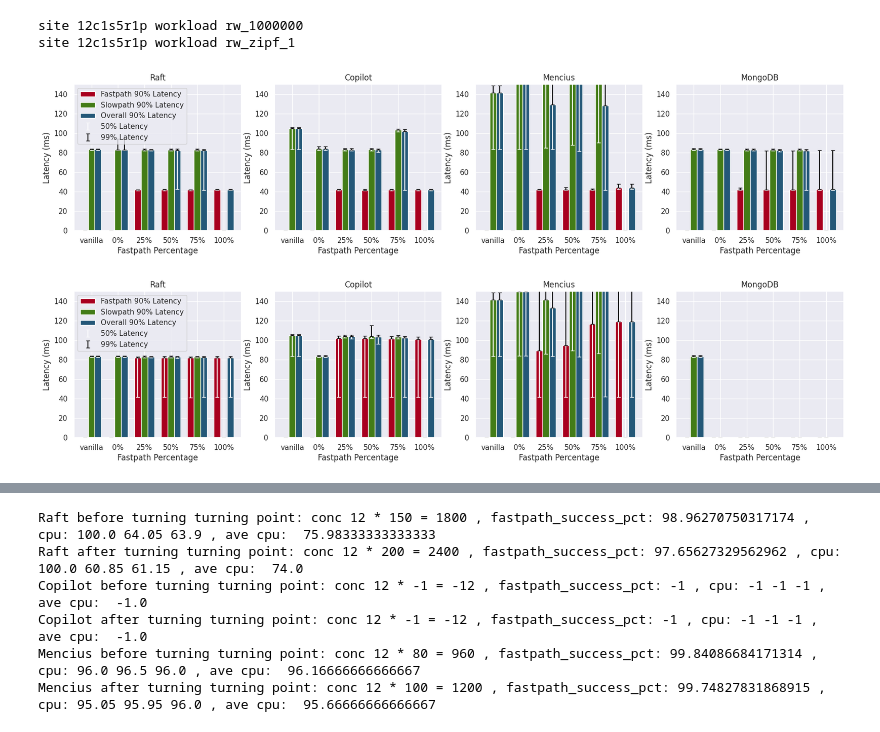
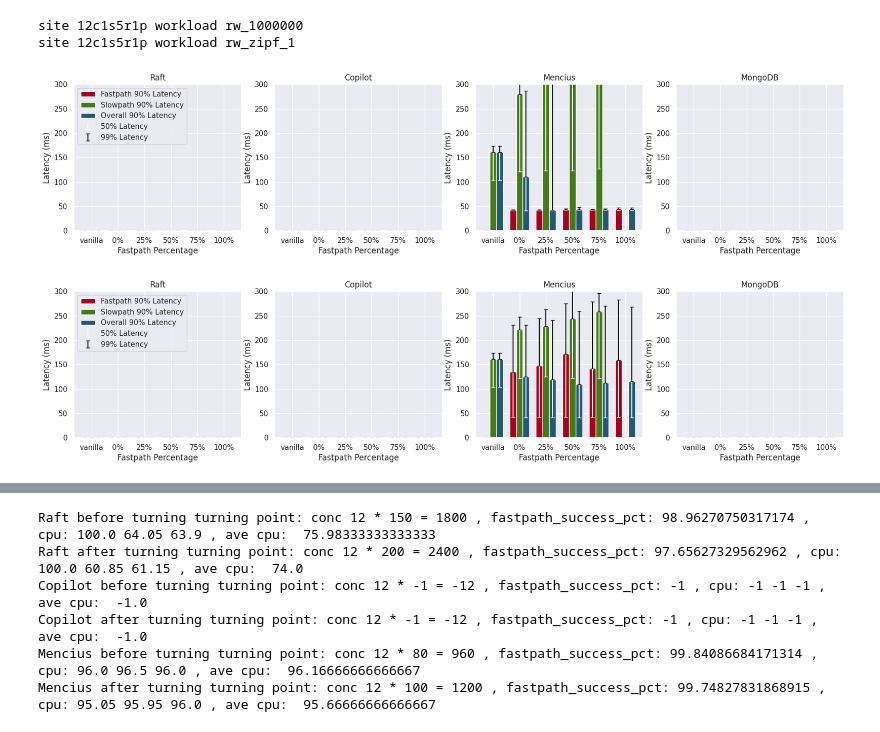
Before and after one commit to angad-singh97/luigi-db, a Jupyter notebook: curp_scripts/evaluation.ipynb, the cells around one changed output, grey strips where cells are left out. Saved outputs shown, nothing was run; the diff lists cells and outputs as text; code cells hidden in the pictures.

Commit message:
[Update] eval scripts to mencius debug cc71e26f111da0b65c60b8a062758a03c4c7f519

```diff
--- a/curp_scripts/evaluation.ipynb
+++ b/curp_scripts/evaluation.ipynb
@@ -182,9 +200,10 @@ for pdf_file in pdf_files:
 sites = ["12c1s5r1p"]
 # workloads = ["rw_1000000", "rw_zipf_0", "rw_zipf_0.2", "rw_zipf_0.4", "rw_zipf_0.6", "rw_zipf_0.8", "rw_zipf_1"]
 # workloads = ["rw_1", "rw_1000"]
+# workloads = ["rw_1000000", "rw_zipf_0", "rw_zipf_0.1", "rw_zipf_0.2", "rw_zipf_0.4", "rw_zipf_0.6", "rw_zipf_0.8", "rw_zipf_1"]
 workloads = ["rw_1000000", "rw_zipf_1"]
 # pcts = ["0", "25", "50", "75", "100", "adaptive"]
-pcts = ["0", "25", "50", "75", "100"]
+pcts = ["80", "90", "99", "99.9", "100"]
 print(pcts)
 
 
@@ -238,5 +257,5 @@ for (i, c) in enumerate(conc):
 print(conc)
 print(conc_2_id)
 
-print_for_paper = True
+print_for_paper = False
 # %% [output]
@@ -281,10 +282,19 @@ get jetpack data
 # %%
+# pct_line_infos = [
+#     ["vanilla", '#437c17', "D"],
+#     ["0%", "black", "x"], ##f5f5dc
+#     ["25%", "#8b7e66", "^"],
+#     ["50%", "#245878", "s"],
+#     ["75%", "#5e5749", "P"],
+#     ["100%", "#a8001f", "o"],
+#     # ["adaptive", "black", "x"],
+# ]
 pct_line_infos = [
     ["vanilla", '#437c17', "D"],
-    ["0%", "black", "x"], ##f5f5dc
-    ["25%", "#8b7e66", "^"],
-    ["50%", "#245878", "s"],
-    ["75%", "#5e5749", "P"],
+    ["80%", "black", "x"], ##f5f5dc
+    ["90%", "#8b7e66", "^"],
+    ["99%", "#245878", "s"],
+    ["99.9%", "#5e5749", "P"],
     ["100%", "#a8001f", "o"],
     # ["adaptive", "black", "x"],
 ]
@@ -337,7 +347,7 @@ def draw_throughput(axes, data, data_vanilla, modes, l_info, title, ratio = Fals
     axes.set_ylabel('Throughput Speedup' if ratio else 'Throughput (req/s)')
 
     if ratio:
-        axes.set_ylim(0, 2.0)
+        axes.set_ylim(0, 4.0)
 
     global legend_draw
     if not legend_draw:
@@ -378,10 +388,10 @@ for site in sites:
 
         fig_throughput_pct, axes_throughput_pct = plt.subplots(nrows=1, ncols=4, figsize=(18, 3))
 
-        draw_throughput(axes_throughput_pct[0], raft_jetpack[site][workload],    raft_vanilla[site],    pcts, pct_line_infos, 'Raft')
-        draw_throughput(axes_throughput_pct[1], copilot_jetpack[site][workload], copilot_vanilla[site], pcts, pct_line_infos, 'Copilot')
-        draw_throughput(axes_throughput_pct[2], mencius_jetpack[site][workload], mencius_vanilla[site], pcts, pct_line_infos, 'Mencius')
-        draw_throughput(axes_throughput_pct[3], mongodb_jetpack[site][workload], mongodb_vanilla[site], pcts, pct_line_infos, 'MongoDB')
+        draw_throughput(axes_throughput_pct[0], raft_jetpack[site][workload],    raft_vanilla[site],    pcts, pct_line_infos, 'Raft', False)
+        draw_throughput(axes_throughput_pct[1], copilot_jetpack[site][workload], copilot_vanilla[site], pcts, pct_line_infos, 'Copilot', False)
+        draw_throughput(axes_throughput_pct[2], mencius_jetpack[site][workload], mencius_vanilla[site], pcts, pct_line_infos, 'Mencius', False)
+        draw_throughput(axes_throughput_pct[3], mongodb_jetpack[site][workload], mongodb_vanilla[site], pcts, pct_line_infos, 'MongoDB', False)
 
         fig_throughput_pct.subplots_adjust(left=0)
         fig_throughput_pct.savefig("throughput_pct_" + site + "_" + workload +".pdf", bbox_inches="tight")
@@ -488,41 +518,41 @@ def draw_latency(axes, data_pct, data_vanilla, title, ylabel_name):
     axes.set_title(title)
     axes.set_xlabel('Fastpath Percentage')
     axes.set_ylabel(ylabel_name)
-    axes.set_ylim(0, 150)
+    axes.set_ylim(0, 300)
     axes.set_xticks(np.arange(len(categories)), categories)
 
     global legend_draw
     if not legend_draw:
         axes.legend(loc='upper left')
         legend_draw = True
 
 for site in sites:
     for workload in workloads:
 
         global legend_draw
         legend_draw = False
 
         fig_latency, axes_latency = plt.subplots(nrows=1, ncols=4, figsize=(18, 4))
 
         draw_latency(axes_latency[0], raft_jetpack[site][workload],    raft_vanilla[site],    'Raft',    'Latency (ms)')
         draw_latency(axes_latency[1], copilot_jetpack[site][workload], copilot_vanilla[site], 'Copilot', 'Latency (ms)')
         draw_latency(axes_latency[2], mencius_jetpack[site][workload], mencius_vanilla[site], 'Mencius', 'Latency (ms)')
         draw_latency(axes_latency[3], mongodb_jetpack[site][workload], mongodb_vanilla[site], 'MongoDB', 'Latency (ms)')
 
         # draw_latency(axes_latency[0], raft_jetpack[workload], raft_vanilla, 'Raft ' + workload + ' Medium Latency', 'Latency (ms)')
         # draw_latency(axes_latency[1], copilot_jetpack[workload], copilot_vanilla, 'Copilot ' + workload + ' Medium Latency', 'Latency (ms)')
         # draw_latency(axes_latency[2], mencius_jetpack[workload], mencius_vanilla, 'Mencius ' + workload + ' Medium Latency', 'Latency (ms)')
         # draw_latency(axes_latency[3], mongodb_jetpack[workload], mongodb_vanilla, 'MongoDB ' + workload + ' Medium Latency', 'Latency (ms)')
 
         fig_latency.subplots_adjust(left=0)
         fig_latency.savefig("latency_pct_" + site + "_" + workload + ".pdf", bbox_inches="tight")
         print("site " + site + " workload " + workload)
         fig_latency.show()
 # %% [output]
 site 12c1s5r1p workload rw_1000000
 site 12c1s5r1p workload rw_zipf_1
-[figure, old version]
+[figure, new version]
-[figure, old version]
+[figure, new version]
 # %%
 def draw_fastpath_success_rate(axes, data, modes, l_info, title):
 
```
Also changed, not shown: parts of 12 cells of this notebook.
